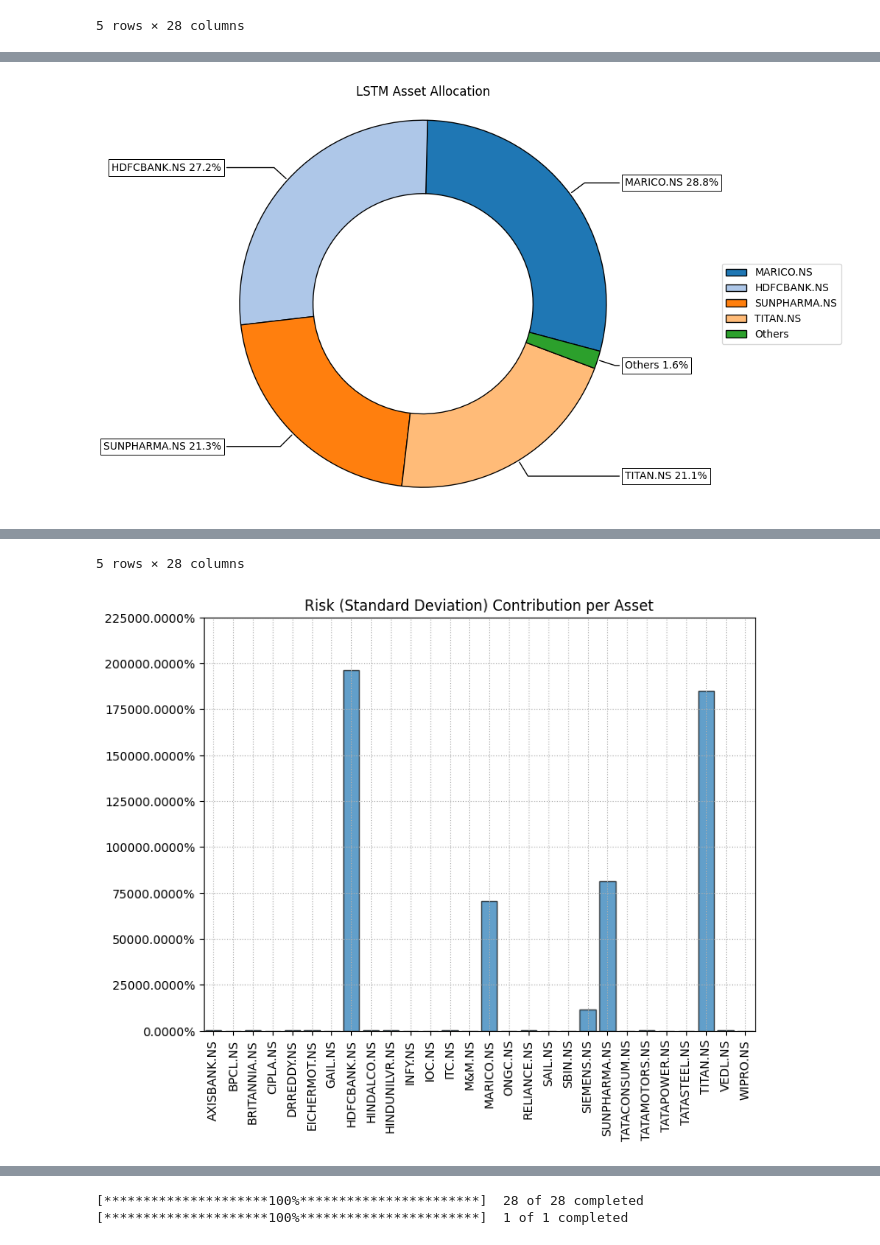
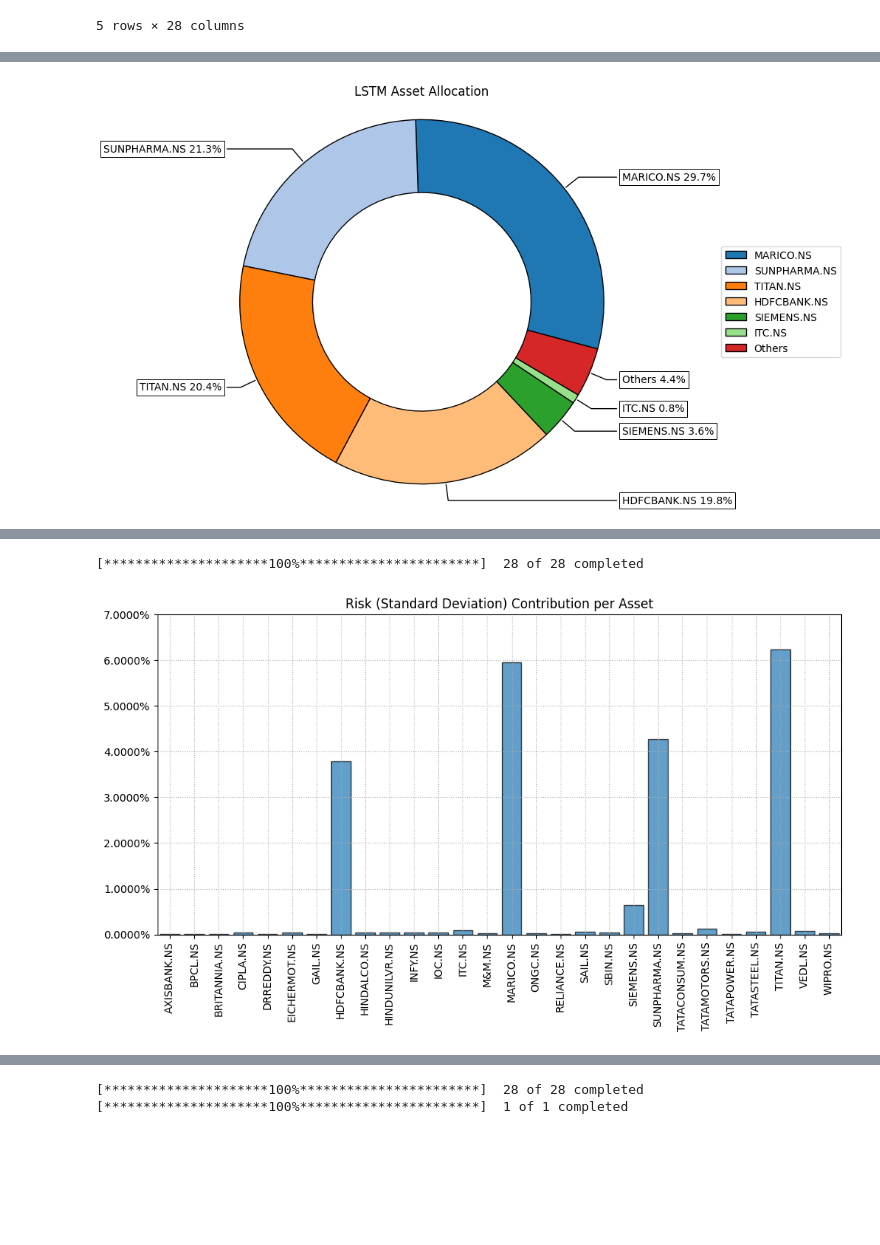
Before and after one commit to Divyanshu-info/Portfolio-Optimization, a Jupyter notebook: Final/test_model_lstm.1.ipynb, the cells around one changed output, grey strips where cells are left out. Drawn from its saved outputs; the diff is of its cells as text; code cells hidden in the pictures; blank space fills up the shorter version.

```diff
--- a/Final/test_model_lstm.1.ipynb
+++ b/Final/test_model_lstm.1.ipynb
@@ -24,5 +24,5 @@ np.random.seed(123)
 yf.pdr_override()  # <== that's all it takes :-)
 
 
-very_small_float = 0.000000001
+very_small_float = 1
 # %% [output]
@@ -101,19 +106,21 @@ df = pd.DataFrame(alloc, index=ticker)
 ax = rp.plot_pie(w=df, title='LSTM Asset Allocation', others=0.05, nrow=25, cmap="tab20",
                  height=6, width=10, ax=None)
 # %% [output]
-[figure, old version]
+[figure, new version]
 # %%
-Y = stock_close
-display(Y.head())
+data = yf.download(ticker, start=history_range['start'], end=history_range['end'])
+data = data.loc[:, ('Adj Close', slice(None))]
+data.columns = ticker
+Y = data[ticker].pct_change().dropna()
+
 port = rp.Portfolio(returns=Y)
 method_mu = 'hist'
 # Method to estimate covariance matrix based on historical data.
 method_cov = 'hist'
 
 port.assets_stats(method_mu=method_mu, method_cov=method_cov, d=0.94)
-fig = plt.figure()
-fig = fig.add_axes()
+
 ax = rp.plot_risk_con(w=df, cov=port.cov, returns=Y, rm='MV',
                       rf=0, alpha=0.05, color="tab:blue", height=6,
-                      width=10, t_factor=252, ax=fig)
+                      width=10, t_factor=252, ax=None)
 # %% [output]
@@ -127,4 +127,4 @@ ax = rp.plot_risk_con(w=df, cov=port.cov, returns=Y, rm='MV',
-5 rows × 28 columns
+[*********************100%***********************]  28 of 28 completed
-[figure, old version]
+[figure, new version]
 # %%
 cagr_graph = rp.plot_series(returns=Y, w=df, cmap='tab20', height=6, width=10,
```
Also changed, not shown: parts of 5 cells of this notebook, 1 other file.
